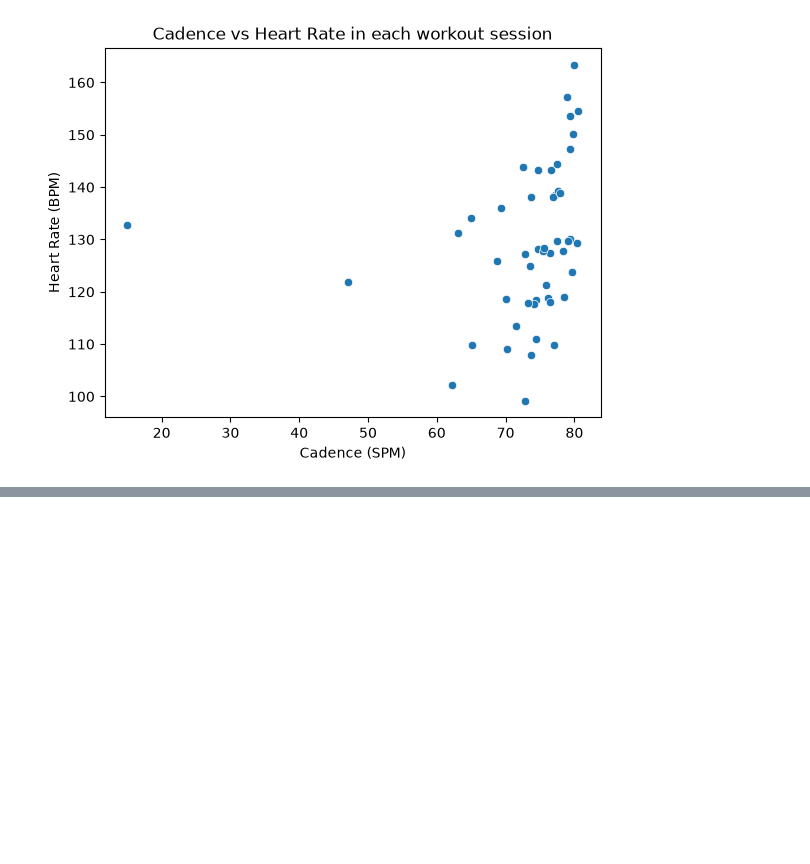
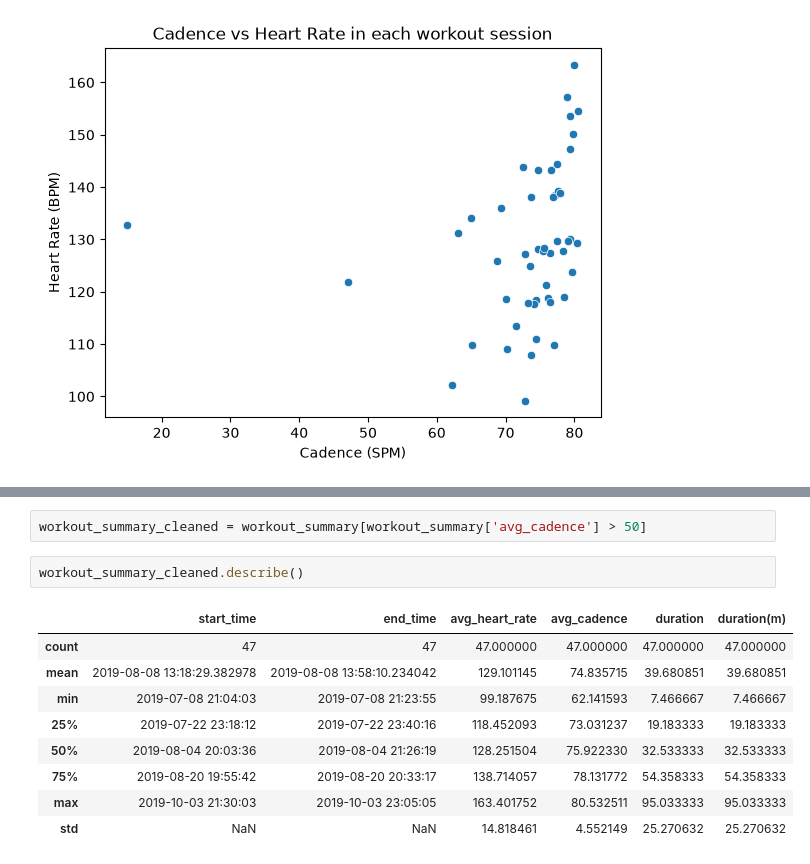
Before and after one commit to vandao288/strava_data_report, a Jupyter notebook: strava.ipynb, the cells around one changed output, grey strips where cells are left out. Drawn from its saved outputs; the diff is of its cells as text; blank space fills up the shorter version.

```diff
--- a/strava.ipynb
+++ b/strava.ipynb
@@ -484,0 +509,14 @@ plt.show()
+# %%
+workout_summary_cleaned = workout_summary[workout_summary['avg_cadence'] > 50]
+# %%
+workout_summary_cleaned.describe()
+# %% [output]
+|  | start_time | end_time | avg_heart_rate | avg_cadence | duration | duration(m) |
+| count | 47 | 47 | 47.000000 | 47.000000 | 47.000000 | 47.000000 |
+| mean | 2019-08-08 13:18:29.382978 | 2019-08-08 13:58:10.234042 | 129.101145 | 74.835715 | 39.680851 | 39.680851 |
+| min | 2019-07-08 21:04:03 | 2019-07-08 21:23:55 | 99.187675 | 62.141593 | 7.466667 | 7.466667 |
+| 25% | 2019-07-22 23:18:12 | 2019-07-22 23:40:16 | 118.452093 | 73.031237 | 19.183333 | 19.183333 |
+| 50% | 2019-08-04 20:03:36 | 2019-08-04 21:26:19 | 128.251504 | 75.922330 | 32.533333 | 32.533333 |
+| 75% | 2019-08-20 19:55:42 | 2019-08-20 20:33:17 | 138.714057 | 78.131772 | 54.358333 | 54.358333 |
+| max | 2019-10-03 21:30:03 | 2019-10-03 23:05:05 | 163.401752 | 80.532511 | 95.033333 | 95.033333 |
+| std | NaN | NaN | 14.818461 | 4.552149 | 25.270632 | 25.270632 |
```
Also changed, not shown: parts of 6 cells of this notebook.
